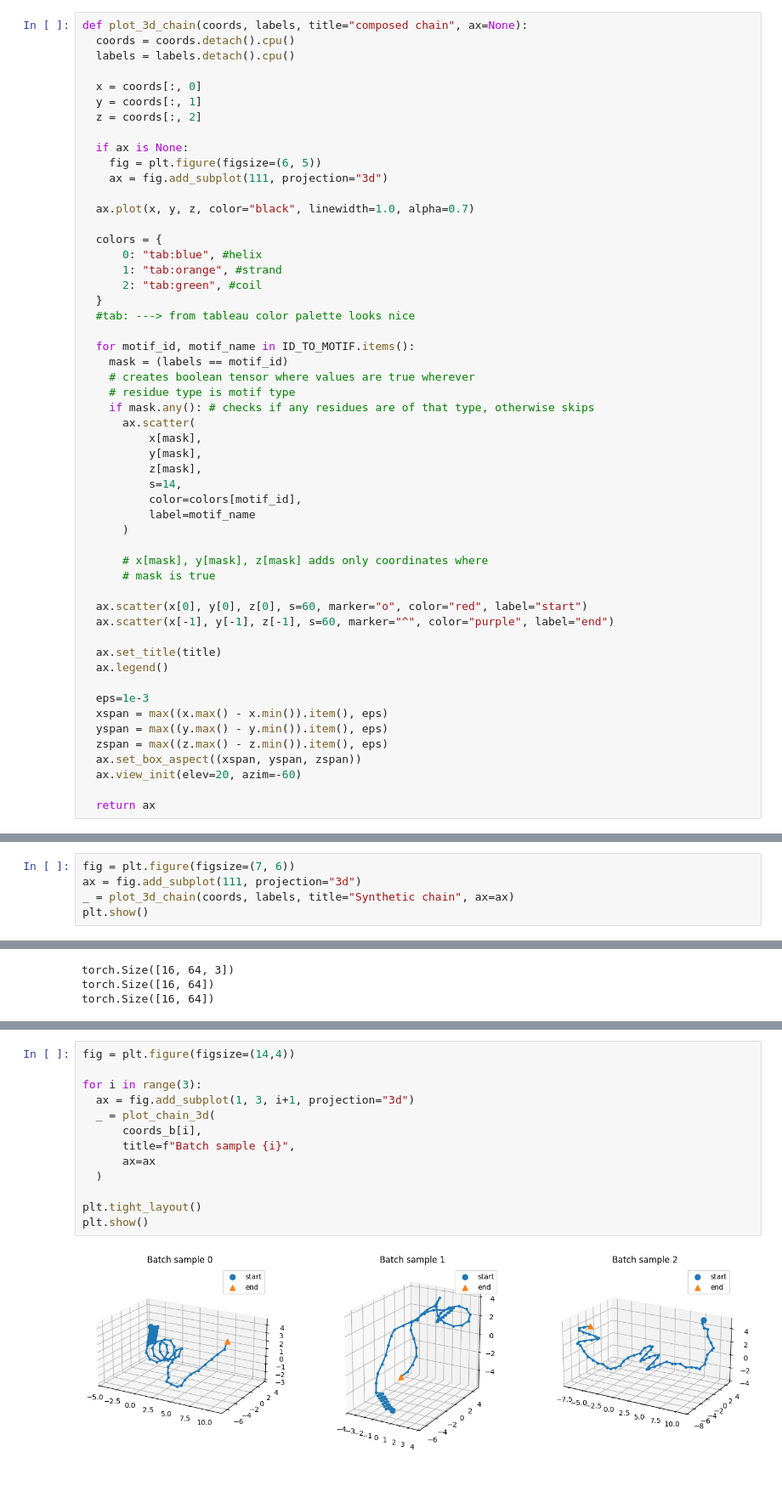
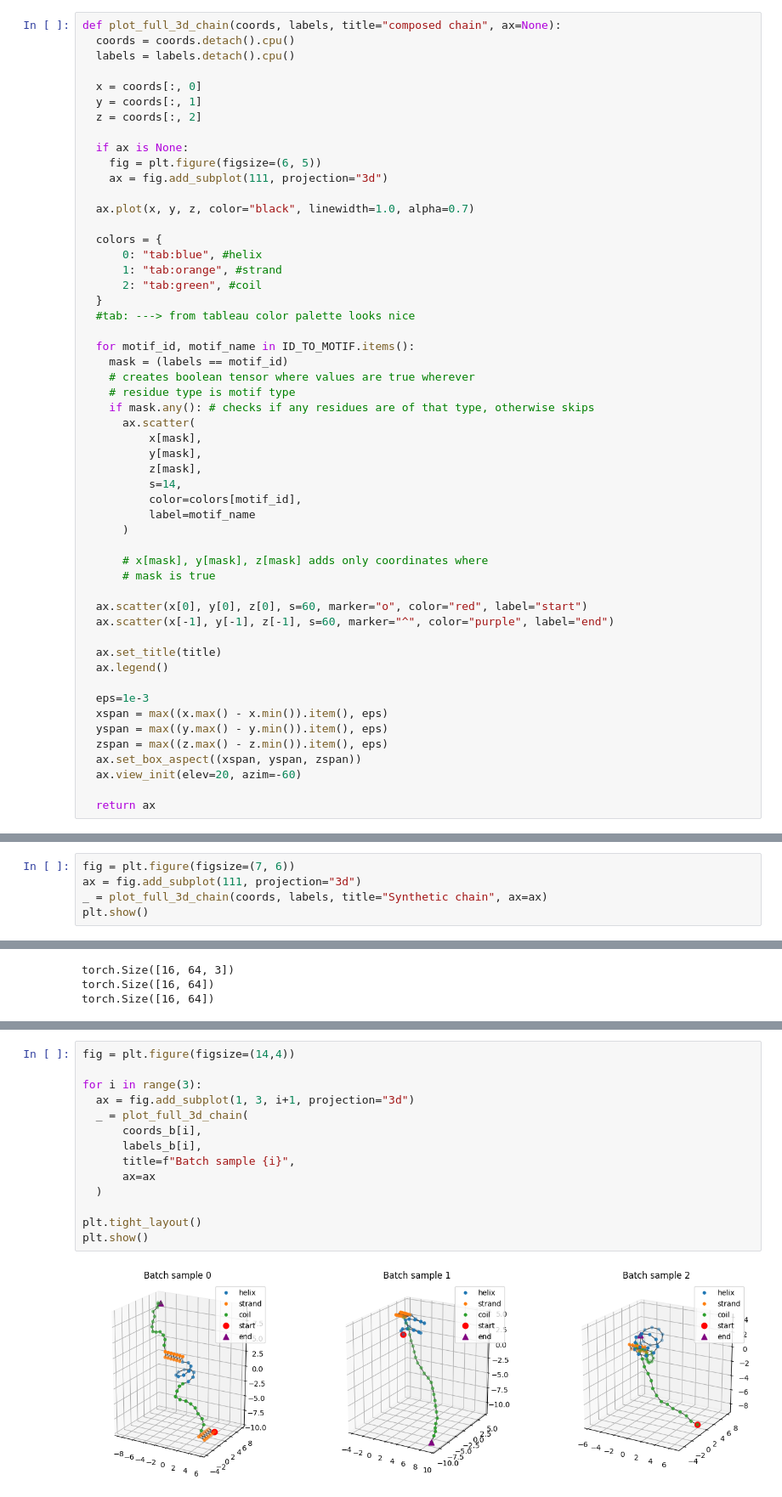
Before and after one commit to fin1cky/Protein-inspired-3D-Diffusion, a Jupyter notebook: notebooks/3D_diffusion.ipynb, the cells around one changed output, grey strips where cells are left out. Shown at 85% size. Cells and saved outputs as stored; diff of their text form.

```diff
--- a/notebooks/3D_diffusion.ipynb
+++ b/notebooks/3D_diffusion.ipynb
@@ -327,7 +327,7 @@ def stitch_segments(specs, bond_len=1.0, random_orient=True, device="cpu"):
 # %% [markdown]
 ### Chain plotting helper
 # %%
-def plot_3d_chain(coords, labels, title="composed chain", ax=None):
+def plot_full_3d_chain(coords, labels, title="composed chain", ax=None):
   coords = coords.detach().cpu()
   labels = labels.detach().cpu()
 
@@ -431,6 +431,6 @@ torch.Size([64])
 # %%
 fig = plt.figure(figsize=(7, 6))
 ax = fig.add_subplot(111, projection="3d")
-_ = plot_3d_chain(coords, labels, title="Synthetic chain", ax=ax)
+_ = plot_full_3d_chain(coords, labels, title="Synthetic chain", ax=ax)
 plt.show()
 # %% [output]
@@ -905,15 +906,16 @@ torch.int64
 # %%
 fig = plt.figure(figsize=(14,4))
 
 for i in range(3):
   ax = fig.add_subplot(1, 3, i+1, projection="3d")
-  _ = plot_chain_3d(
+  _ = plot_full_3d_chain(
       coords_b[i],
+      labels_b[i],
       title=f"Batch sample {i}",
       ax=ax
   )
 
 plt.tight_layout()
 plt.show()
 # %% [output]
-[figure, old version]
+[figure, new version]
```
Also changed, not shown: parts of 22 cells of this notebook.
